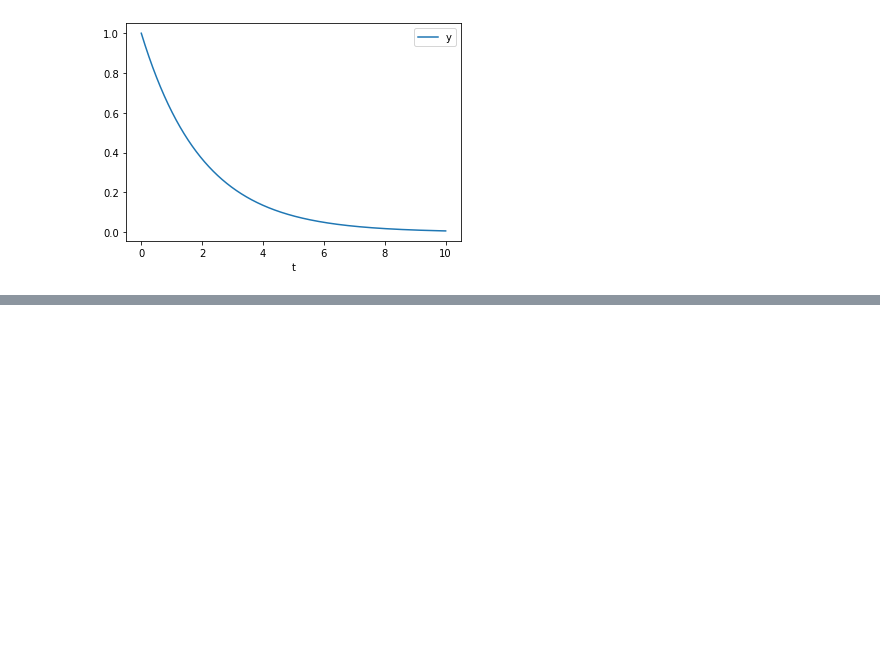
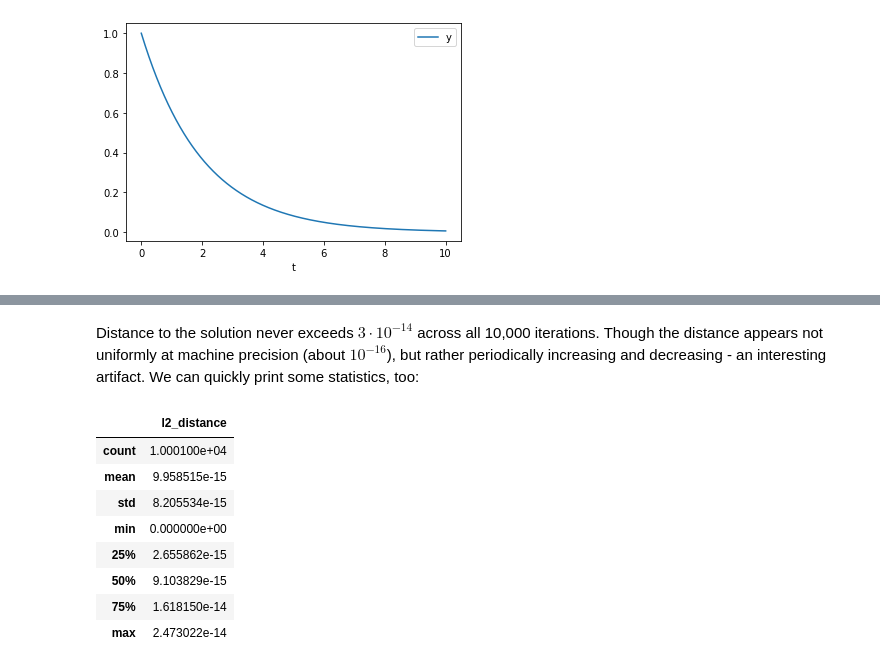
Before and after one commit to nicholasjng/ode-explorer, a Jupyter notebook: demo/exponential_decay.ipynb, the cells around one changed output, grey strips where cells are left out. Saved outputs shown, nothing was run; the diff lists cells and outputs as text; code cells hidden in the pictures; blank space fills up the shorter version.

```diff
--- a/demo/exponential_decay.ipynb
+++ b/demo/exponential_decay.ipynb
@@ -117,0 +183,14 @@ metrics.plot(x="iteration", y="l2_distance")
+# %% [markdown]
+Distance to the solution never exceeds $3\cdot 10^{-14}$ across all 10,000 iterations. Though the distance appears not uniformly at machine precision (about $10^{-16}$), but rather periodically increasing and decreasing - an interesting artifact. We can quickly print some statistics, too:
+# %%
+metrics.describe()
+# %% [output]
+|  | l2_distance |
+| count | 1.000100e+04 |
+| mean | 9.958515e-15 |
+| std | 8.205534e-15 |
+| min | 0.000000e+00 |
+| 25% | 2.655862e-15 |
+| 50% | 9.103829e-15 |
+| 75% | 1.618150e-14 |
+| max | 2.473022e-14 |
```
Also changed, not shown: parts of 38 cells of this notebook.
